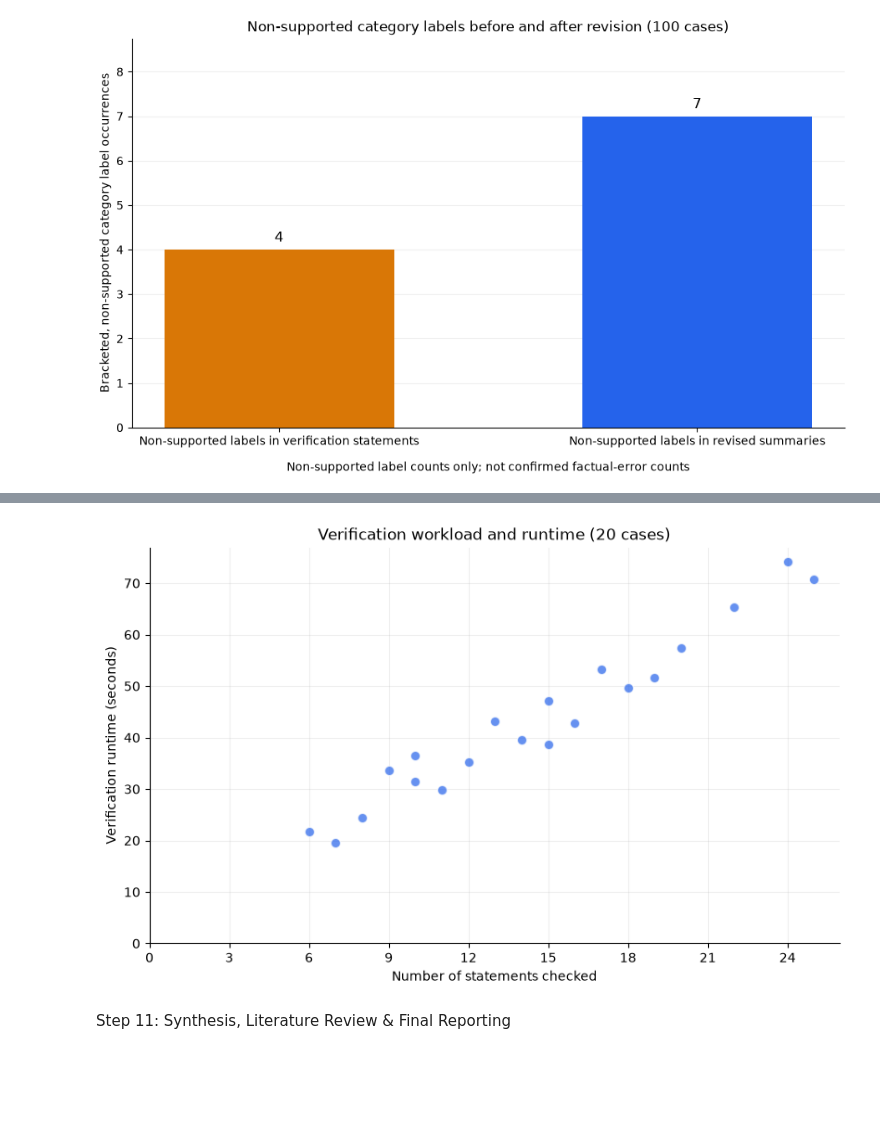
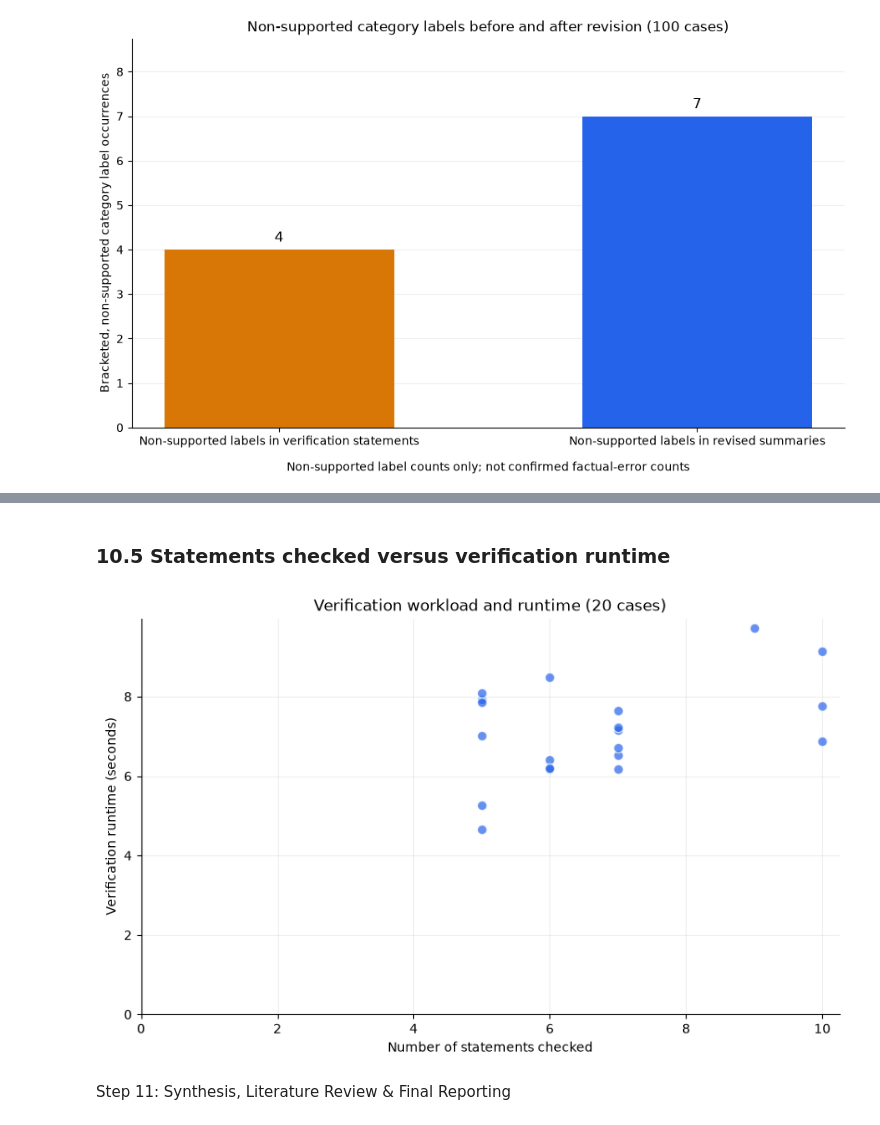
Before and after one commit to ymcx/nlp-project, a Jupyter notebook: main.ipynb, the cells around one changed output, grey strips where cells are left out. Saved outputs shown, nothing was run; the diff lists cells and outputs as text; code cells hidden in the pictures; blank space fills up the shorter version.

Commit message:
run step 10 with demo=False and shorten some sentences

```diff
--- a/main.ipynb
+++ b/main.ipynb
@@ -1221,3 +1204,5 @@ Step 9.1 now saves `intermediate_states/step10_verification_usage.json` automati
+# %% [markdown]
+### 10.5 Statements checked versus verification runtime
 # %%
 def step10_load_measurements(filename):
     path = Path("intermediate_states") / f"{filename}.json"
@@ -1244,39 +1229,38 @@ def step10_validate_measurement(record, field, integer=False, positive=False):
         kind = "integer" if integer else "number"
         bound = "positive" if positive else "non-negative"
         raise ValueError(f"Case {record['case_id']}: {field} must be a finite {bound} {kind}.")
     return value
 
-def step10_plot_verification_runtime(payload, *, demo=False):
-    records = step10_measurement_records(payload, expected_type="dummy" if demo else "measured")
+def step10_plot_verification_runtime(payload):
+    records = step10_measurement_records(payload, "measured")
     if "complete" in payload and type(payload["complete"]) is not bool:
         raise ValueError("complete must be a boolean when provided.")
     ids = [record["case_id"] for record in records]
     if len(set(ids)) != len(ids):
         raise ValueError("Verification data must contain exactly one record per case_id.")
     counts = [step10_validate_measurement(row, "statements_checked", integer=True) for row in records]
     seconds = [step10_validate_measurement(row, "verification_seconds", positive=True) for row in records]
     fig, ax = plt.subplots(figsize=(8, 5), layout="constrained")
     ax.scatter(counts, seconds, color="#2563eb", alpha=0.7, edgecolors="white", s=55)
     ax.set_xlabel("Number of statements checked")
     ax.set_ylabel("Verification runtime (seconds)")
     status = "; partial checkpoint" if payload.get("complete") is False else ""
     ax.set_title(f"Verification workload and runtime ({len(records)} cases{status})")
     ax.set_xlim(left=0)
     ax.set_ylim(bottom=0)
     ax.xaxis.set_major_locator(plt.MaxNLocator(integer=True))
     ax.set_axisbelow(True)
     ax.grid(alpha=0.2)
     ax.spines[["top", "right"]].set_visible(False)
     return fig, ax
 
-step10_use_dummy_data = True
-step10_usage_file = "step10_verification_demo" if step10_use_dummy_data else "step10_verification_usage"
+step10_usage_file = "step10_verification_usage"
 step10_verification_usage = step10_load_measurements(step10_usage_file)
-step10_runtime_figure, step10_runtime_axes = step10_plot_verification_runtime(step10_verification_usage, demo=step10_use_dummy_data)
+step10_runtime_figure, step10_runtime_axes = step10_plot_verification_runtime(step10_verification_usage)
 display(step10_runtime_figure)
 plt.close(step10_runtime_figure)
 # %% [output]
-[figure, old version]
+[figure, new version]
 # %% [markdown]
 Step 11: Synthesis, Literature Review & Final Reporting
 # %% [markdown]
```
Also changed, not shown: parts of 8 cells of this notebook, 1 other file.
